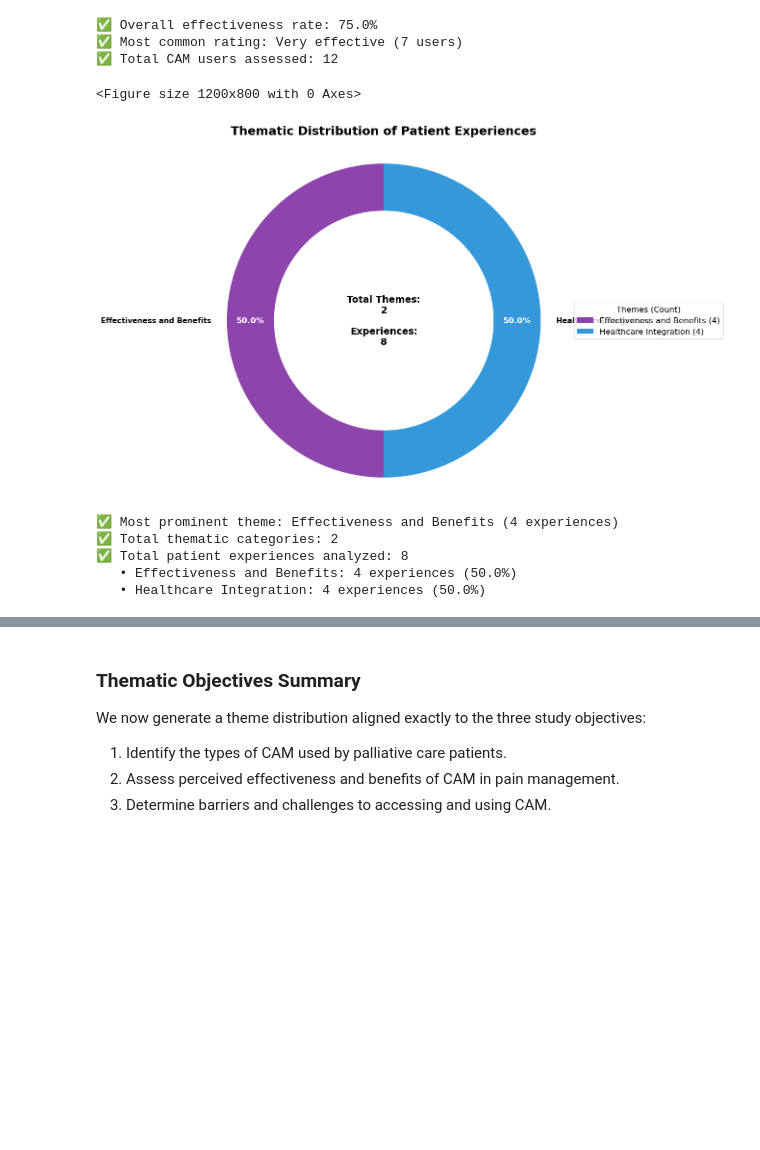
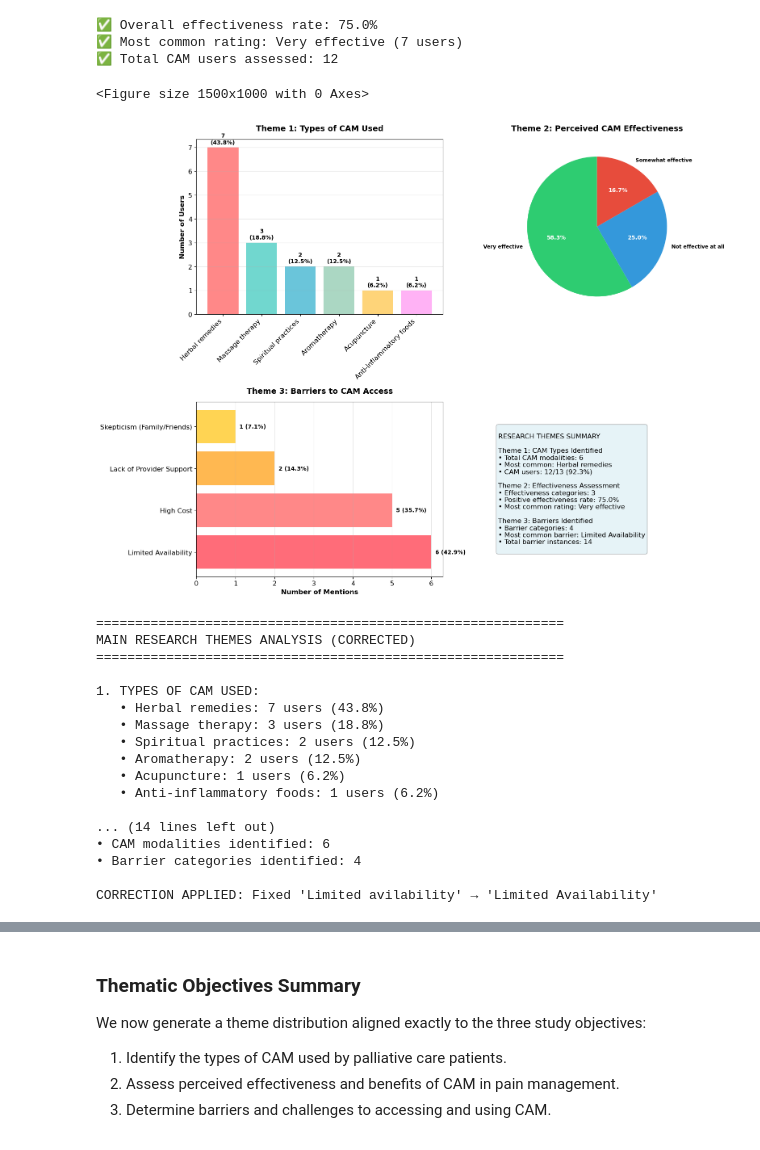
Before and after one commit to MadScie254/Palliative_Analysis, a Jupyter notebook: palliative_analysis.ipynb, the cells around one changed output, grey strips where cells are left out. Cells and saved outputs as stored; diff of their text form; code cells hidden in the pictures; blank space fills up the shorter version.

```diff
--- a/palliative_analysis.ipynb
+++ b/palliative_analysis.ipynb
@@ -3437,12 +3435,13 @@ if effectiveness_counter:
         autotext.set_fontsize(10)
         autotext.set_fontweight('bold')
 
-# Theme 3: Barriers and Challenges (from barriers column - already analyzed correctly)
+# Theme 3: Barriers and Challenges (from barriers column - CORRECTED for spelling mistake)
 raw_barriers = df_clean['barriers'].fillna('').astype(str)
 barrier_counter = Counter()
 
+# Updated normalization rules to handle the spelling mistake
 normalization_rules = [
-    (lambda t: 'limited avail' in t, 'Limited Availability'),
+    (lambda t: 'limited avail' in t or 'limited avilability' in t, 'Limited Availability'),  # Fixed spelling
     (lambda t: 'high cost' in t, 'High Cost'),
     (lambda t: 'lack of provider support' in t or 'lack of healthcare provider support' in t, 'Lack of Provider Support'),
     (lambda t: 'skepticism' in t, 'Skepticism (Family/Friends)'),
@@ -3512,40 +3511,53 @@ plt.tight_layout()
 plt.show()
 
 # Print detailed results
 print("=" * 60)
-print("MAIN RESEARCH THEMES ANALYSIS")
+print("MAIN RESEARCH THEMES ANALYSIS (CORRECTED)")
 print("=" * 60)
 
 print("\n1. TYPES OF CAM USED:")
 if cam_type_counter:
     for name, count in zip(cam_names, cam_counts):
         pct = (count / total_cam) * 100
         print(f"   • {name}: {count} users ({pct:.1f}%)")
 
 print("\n2. PERCEIVED EFFECTIVENESS:")
 if effectiveness_counter:
     total_eff = sum(eff_counts)
     for name, count in zip(eff_names, eff_counts):
         pct = (count / total_eff) * 100
         print(f"   • {name}: {count} patients ({pct:.1f}%)")
 
-print("\n3. BARRIERS AND CHALLENGES:")
+print("\n3. BARRIERS AND CHALLENGES (CORRECTED):")
 if barrier_counter:
     for name, count in zip(barrier_names, barrier_counts_list):
         pct = (count / total_barriers) * 100
         print(f"   • {name}: {count} mentions ({pct:.1f}%)")
 
 print(f"\nOVERALL STATISTICS:")
 print(f"• Total participants: {total_participants}")
 print(f"• CAM users: {cam_users} ({(cam_users/total_participants)*100:.1f}%)")
 print(f"• CAM modalities identified: {len(cam_type_counter)}")
 print(f"• Barrier categories identified: {len(barrier_counter)}")
+print(f"\nCORRECTION APPLIED: Fixed 'Limited avilability' → 'Limited Availability'")
 # %% [output]
-<Figure size 1200x800 with 0 Axes>
+<Figure size 1500x1000 with 0 Axes>
-[figure, old version]
+[figure, new version]
-✅ Most prominent theme: Effectiveness and Benefits (4 experiences)
-✅ Total thematic categories: 2
-✅ Total patient experiences analyzed: 8
-   • Effectiveness and Benefits: 4 experiences (50.0%)
-   • Healthcare Integration: 4 experiences (50.0%)
+============================================================
+MAIN RESEARCH THEMES ANALYSIS (CORRECTED)
+============================================================
+
+1. TYPES OF CAM USED:
+   • Herbal remedies: 7 users (43.8%)
+   • Massage therapy: 3 users (18.8%)
+   • Spiritual practices: 2 users (12.5%)
+   • Aromatherapy: 2 users (12.5%)
+   • Acupuncture: 1 users (6.2%)
+   • Anti-inflammatory foods: 1 users (6.2%)
+
+... (14 lines left out)
+• CAM modalities identified: 6
+• Barrier categories identified: 4
+
+CORRECTION APPLIED: Fixed 'Limited avilability' → 'Limited Availability'
 # %%
```
Also changed, not shown: parts of 5 cells of this notebook, 1 other file.
